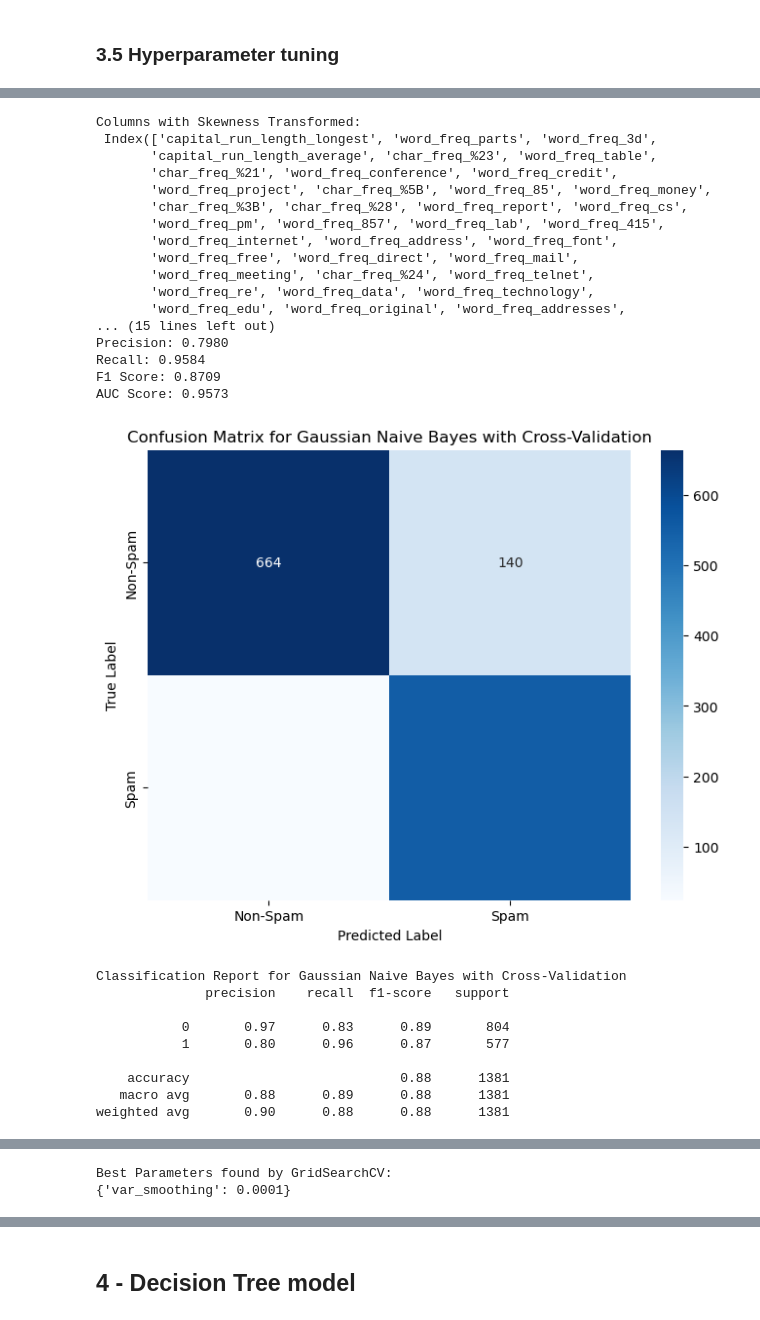
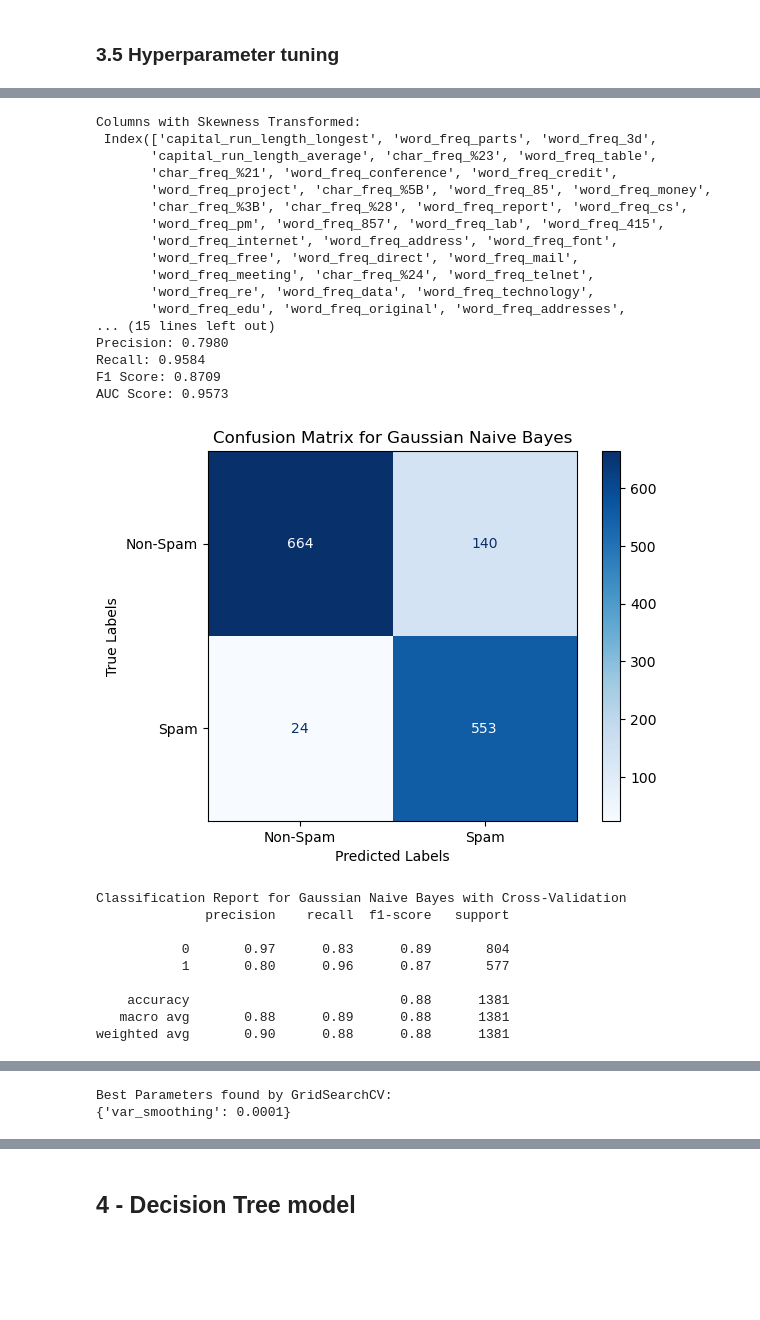
Before and after one commit to AyaCh21/Spam-Email, a Jupyter notebook: Test.ipynb, the cells around one changed output, grey strips where cells are left out. Drawn from its saved outputs; the diff is of its cells as text; code cells hidden in the pictures; blank space fills up the shorter version.

```diff
--- a/Test.ipynb
+++ b/Test.ipynb
@@ -892,10 +897,14 @@ metrics_gnb_tuned = evaluate_model(
 )
 
 # Visualize the confusion matrix
-plot_confusion_matrix(
-    y_test, y_pred_gnb, labels=['Non-Spam', 'Spam'],
-    title="Confusion Matrix for Gaussian Naive Bayes with Cross-Validation"
-)
+cm_gnb = confusion_matrix(y_test, y_pred_gnb)
+disp_gnb = ConfusionMatrixDisplay(confusion_matrix=cm_gnb, display_labels=["Non-Spam", "Spam"])
+disp_gnb.plot(cmap=plt.cm.Blues)
+plt.title("Confusion Matrix for Gaussian Naive Bayes")
+plt.xlabel("Predicted Labels")
+plt.ylabel("True Labels")
+plt.show()
+
 
 # Print the classification report
 print_classification_report(
@@ -903,34 +912,34 @@ print_classification_report(
     title="Classification Report for Gaussian Naive Bayes with Cross-Validation"
 )
 
 # Plot the ROC curve
 plot_roc_curve(
     y_test, y_prob_gnb, metrics_gnb_tuned['auc_score'],
     title="ROC Curve for Gaussian Naive Bayes with Cross-Validation"
 )
 
 # Display the best parameters found by GridSearchCV
 print("\nBest Parameters found by GridSearchCV:")
 print(grid_search.best_params_)
 # %% [output]
 Columns with Skewness Transformed:
  Index(['capital_run_length_longest', 'word_freq_parts', 'word_freq_3d',
        'capital_run_length_average', 'char_freq_%23', 'word_freq_table',
        'char_freq_%21', 'word_freq_conference', 'word_freq_credit',
        'word_freq_project', 'char_freq_%5B', 'word_freq_85', 'word_freq_money',
        'char_freq_%3B', 'char_freq_%28', 'word_freq_report', 'word_freq_cs',
        'word_freq_pm', 'word_freq_857', 'word_freq_lab', 'word_freq_415',
        'word_freq_internet', 'word_freq_address', 'word_freq_font',
        'word_freq_free', 'word_freq_direct', 'word_freq_mail',
        'word_freq_meeting', 'char_freq_%24', 'word_freq_telnet',
        'word_freq_re', 'word_freq_data', 'word_freq_technology',
        'word_freq_edu', 'word_freq_original', 'word_freq_addresses',
 ... (15 lines left out)
 Precision: 0.7980
 Recall: 0.9584
 F1 Score: 0.8709
 AUC Score: 0.9573
-[figure, old version]
+[figure, new version]
 Classification Report for Gaussian Naive Bayes with Cross-Validation
               precision    recall  f1-score   support
 
```
Also changed, not shown: parts of 4 cells of this notebook.
